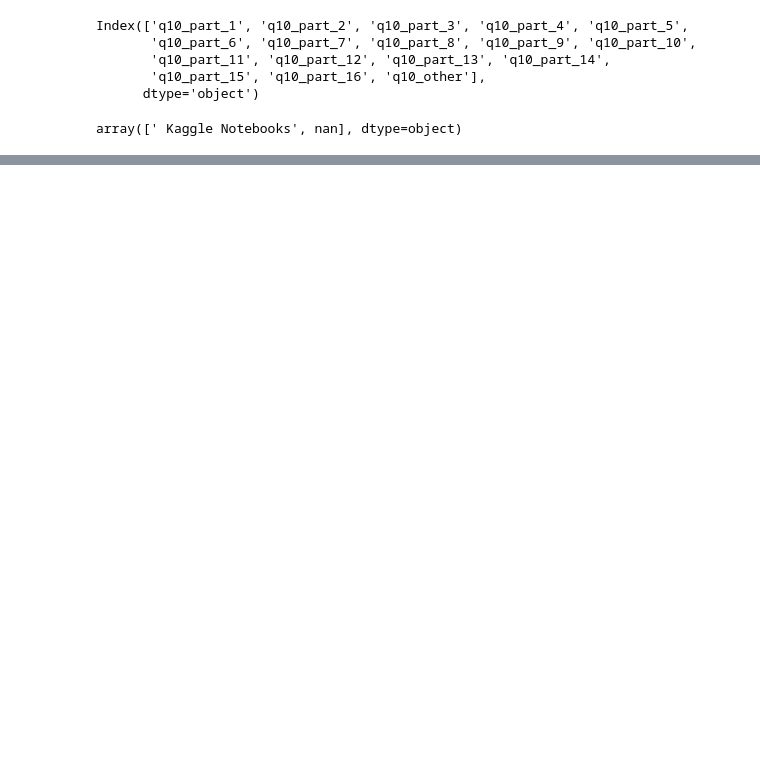
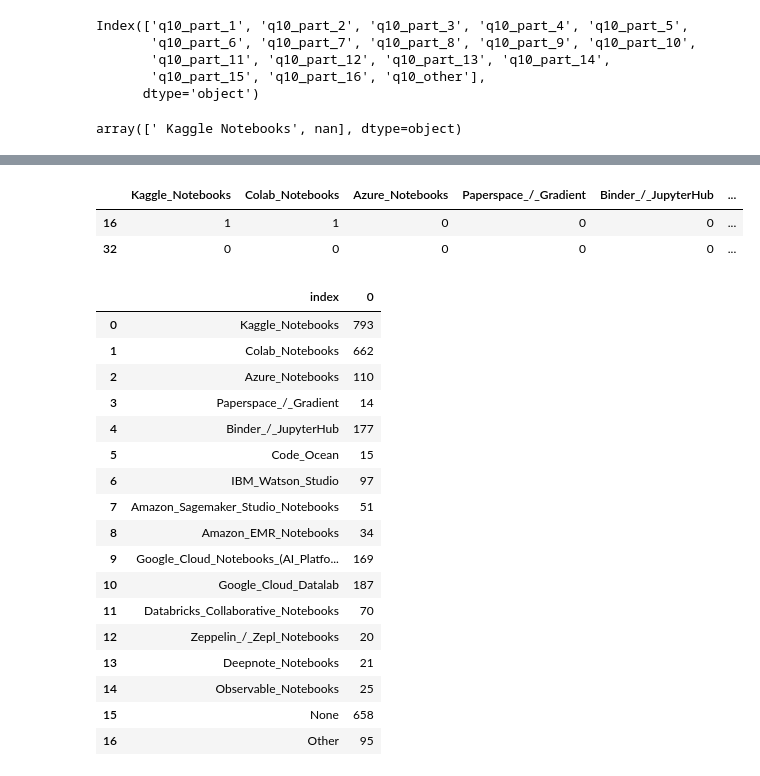
Before and after one commit to MaitaneP/adalab-da-modulo2-proyecto-equipo3, a Jupyter notebook: tratamiento_datos.ipynb, the cells around one changed output, grey strips where cells are left out. Drawn from its saved outputs; the diff is of its cells as text; code cells hidden in the pictures; blank space fills up the shorter version.

```diff
--- a/tratamiento_datos.ipynb
+++ b/tratamiento_datos.ipynb
@@ -299,0 +282,27 @@ ValueError: min() arg is an empty sequence
+# %%
+df_q10.head(2)
+# %% [output]
+|  | Kaggle_Notebooks | Colab_Notebooks | Azure_Notebooks | Paperspace_/_Gradient | Binder_/_JupyterHub | ... |
+| 16 | 1 | 1 | 0 | 0 | 0 | ... |
+| 32 | 0 | 0 | 0 | 0 | 0 | ... |
+# %%
+df_q10.sum().reset_index()
+# %% [output]
+|  | index | 0 |
+| 0 | Kaggle_Notebooks | 793 |
+| 1 | Colab_Notebooks | 662 |
+| 2 | Azure_Notebooks | 110 |
+| 3 | Paperspace_/_Gradient | 14 |
+| 4 | Binder_/_JupyterHub | 177 |
+| 5 | Code_Ocean | 15 |
+| 6 | IBM_Watson_Studio | 97 |
+| 7 | Amazon_Sagemaker_Studio_Notebooks | 51 |
+| 8 | Amazon_EMR_Notebooks | 34 |
+| 9 | Google_Cloud_Notebooks_(AI_Platfo... | 169 |
+| 10 | Google_Cloud_Datalab | 187 |
+| 11 | Databricks_Collaborative_Notebooks | 70 |
+| 12 | Zeppelin_/_Zepl_Notebooks | 20 |
+| 13 | Deepnote_Notebooks | 21 |
+| 14 | Observable_Notebooks | 25 |
+| 15 | None | 658 |
+| 16 | Other | 95 |
```
Also changed, not shown: parts of 24 cells of this notebook, 1 other file.
